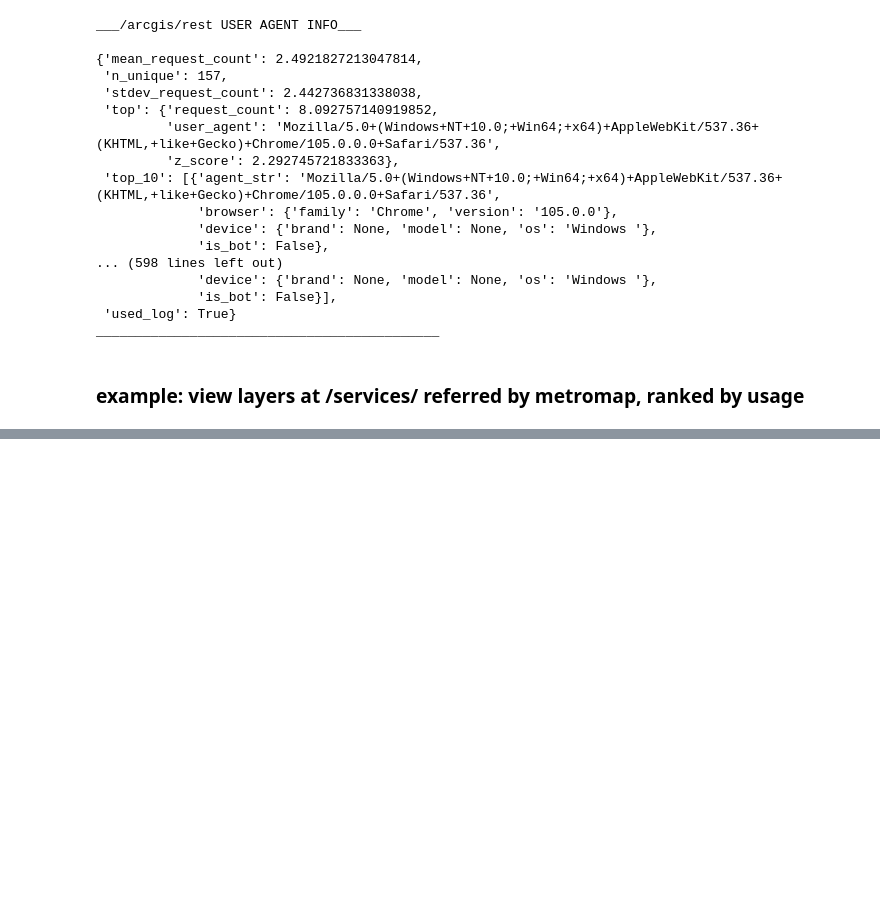
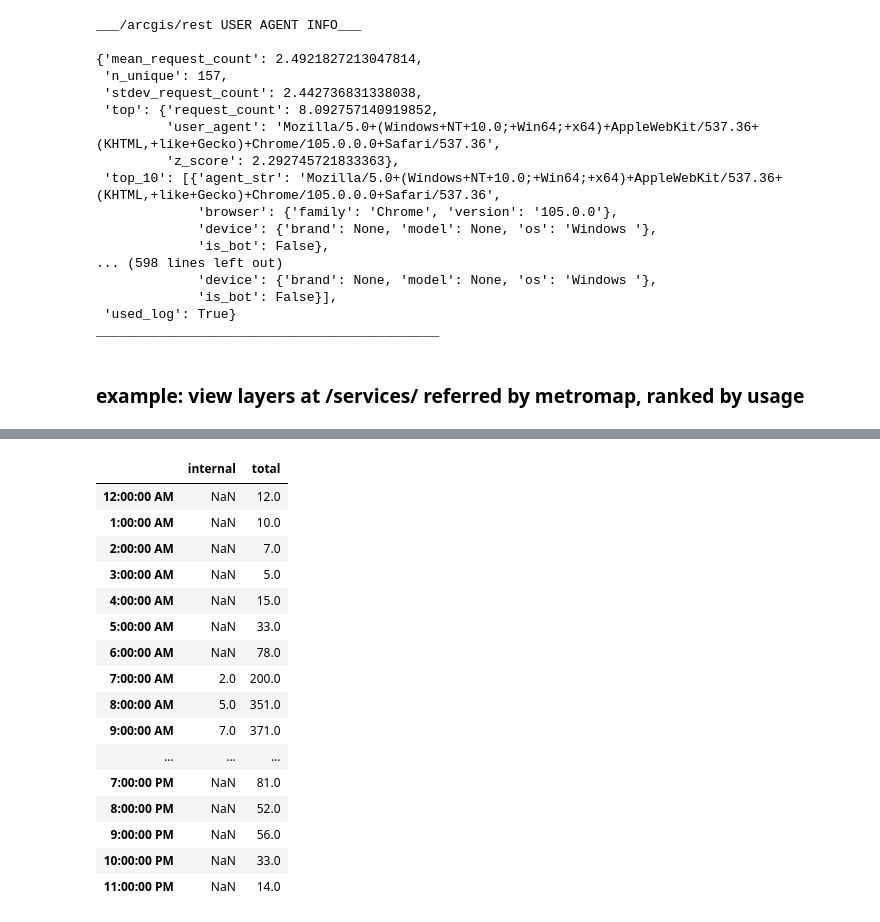
Before and after one commit to SamGartrell/IISW3C-parse-tools, a Jupyter notebook: parse.ipynb, the cells around one changed output, grey strips where cells are left out. Drawn from its saved outputs; the diff is of its cells as text; code cells hidden in the pictures; blank space fills up the shorter version.

```diff
--- a/parse.ipynb
+++ b/parse.ipynb
@@ -883,0 +723,39 @@ bot_info.to_csv('bot_info.csv')
+# %%
+from datetime import datetime
+
+def is_weekday(csv_row:str, col_num:int, date_format:str='%m/%d/%Y %I:%M:%S %p', delim='\t'):
+    """
+    checks the timestamp a string (delimiter speciifed by delim param),
+    located via index speficied in the col_num parameter,
+    and reports wether or not it's a weekday
+    """
+    # get timestamp
+    ts = datetime.strptime(
+        csv_row.split(delim)[col_num],
+        date_format
+    )
+
+    # monday = 1, friday = 4
+    if ts.weekday() < 5:
+        return True
+    return False
+# %%
+# get average hits for non-weekdays
+def avg_hits_weekdays(location:str):
+    weekday_counts = {}
+    with open(location, 'r') as counts:
+        for line in counts:
+            if line.split('\t')[1].startswith('Hour'):
+                pass
+
+            elif is_weekday(line, 1):
+                # it will be formatted like
+                # 2/8/2023 1:00:00 PM
+                vals = line.split('\t')
+                time = vals[1].split(' ')[1:3]
+                hour = time[0] + ' ' + time[1]
+                if hour not in weekday_counts.keys():
+                    weekday_counts[hour] = []
+                weekday_counts[hour].append(int(vals[2].strip('\n')))
+    print(f'daily hits for {location}:\n\t', weekday_counts, '\n')
+    return weekday_counts
@@ -883,0 +834,21 @@ bot_info.to_csv('bot_info.csv')
+# %%
+# view findings for April 2023
+month_dfs['2304']
+# %% [output]
+|  | internal | total |
+| 12:00:00 AM | NaN | 12.0 |
+| 1:00:00 AM | NaN | 10.0 |
+| 2:00:00 AM | NaN | 7.0 |
+| 3:00:00 AM | NaN | 5.0 |
+| 4:00:00 AM | NaN | 15.0 |
+| 5:00:00 AM | NaN | 33.0 |
+| 6:00:00 AM | NaN | 78.0 |
+| 7:00:00 AM | 2.0 | 200.0 |
+| 8:00:00 AM | 5.0 | 351.0 |
+| 9:00:00 AM | 7.0 | 371.0 |
+| ... | ... | ... |
+| 7:00:00 PM | NaN | 81.0 |
+| 8:00:00 PM | NaN | 52.0 |
+| 9:00:00 PM | NaN | 56.0 |
+| 10:00:00 PM | NaN | 33.0 |
+| 11:00:00 PM | NaN | 14.0 |
```
Also changed, not shown: parts of 20 cells of this notebook.
